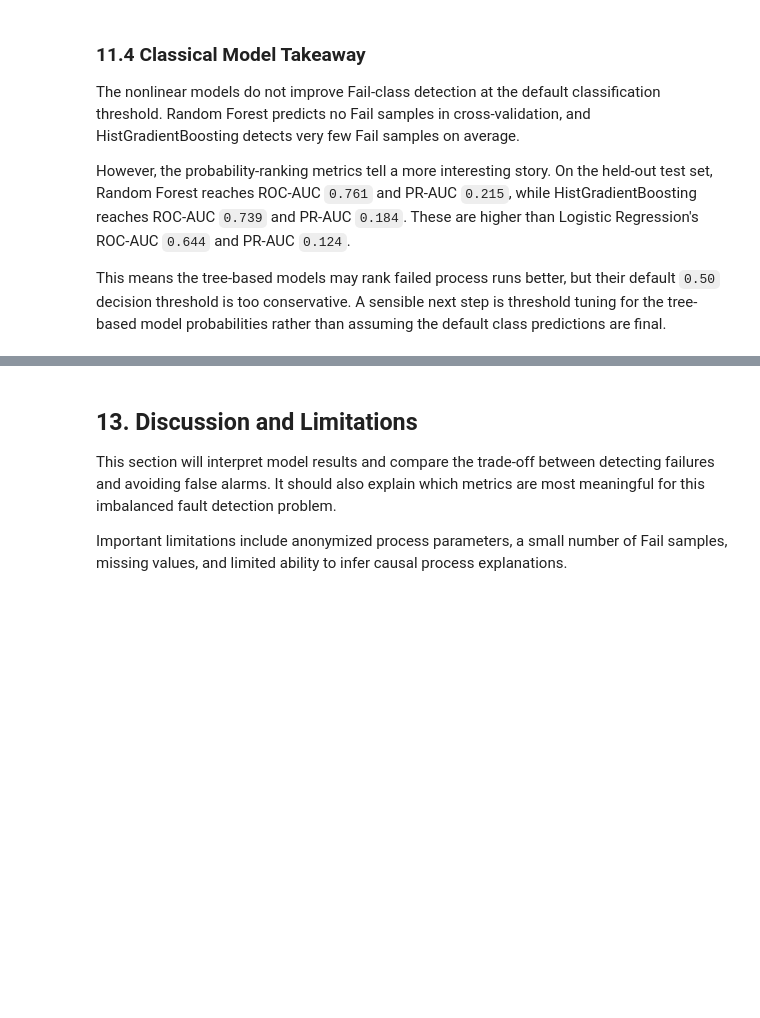
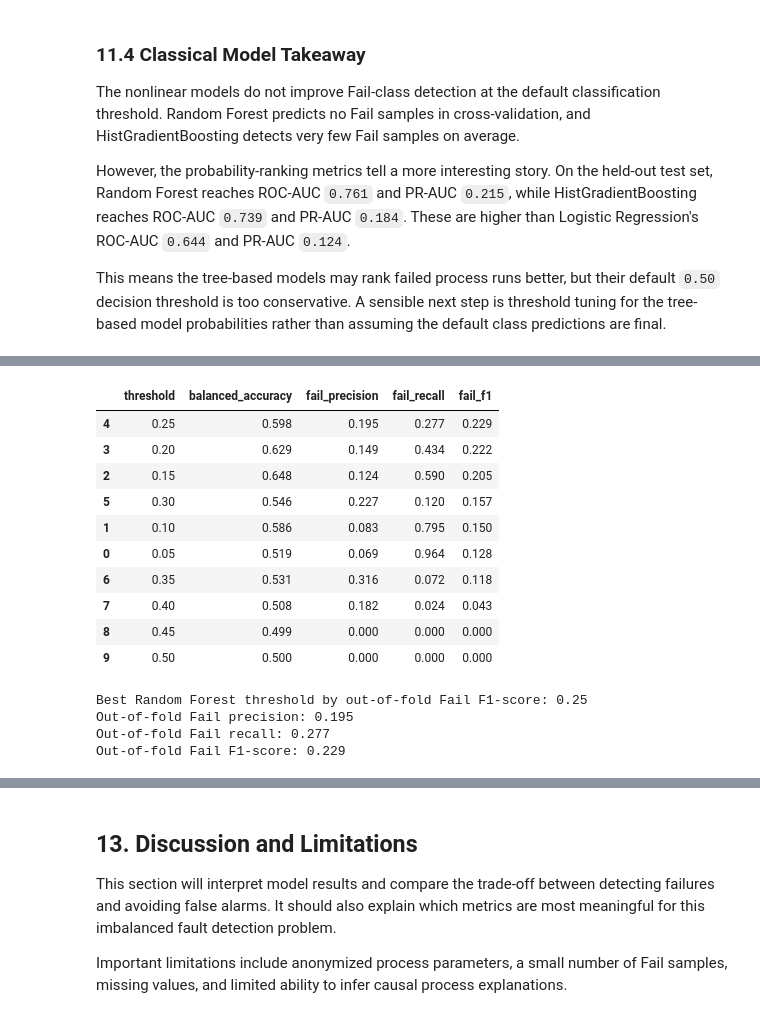
Before and after one commit to Spalding13/secom-fault-detection, a Jupyter notebook: notebooks/01_secom_fault_detection.ipynb, the cells around one changed output, grey strips where cells are left out. Drawn from its saved outputs; the diff is of its cells as text; code cells hidden in the pictures; blank space fills up the shorter version.

```diff
--- a/notebooks/01_secom_fault_detection.ipynb
+++ b/notebooks/01_secom_fault_detection.ipynb
@@ -1114,0 +1101,42 @@ If PCA is used, it must be placed inside a Pipeline after imputation and scaling
+# %%
+rf_oof_fail_proba = get_oof_fail_probabilities(
+    random_forest_pipeline,
+    X_train,
+    y_train,
+    cv
+)
+
+rf_threshold_results = evaluate_thresholds(y_train, rf_oof_fail_proba, thresholds)
+
+rf_threshold_results[[
+    "threshold",
+    "balanced_accuracy",
+    "fail_precision",
+    "fail_recall",
+    "fail_f1",
+]].sort_values("fail_f1", ascending=False).head(10).round(3)
+# %% [output]
+|  | threshold | balanced_accuracy | fail_precision | fail_recall | fail_f1 |
+| 4 | 0.25 | 0.598 | 0.195 | 0.277 | 0.229 |
+| 3 | 0.20 | 0.629 | 0.149 | 0.434 | 0.222 |
+| 2 | 0.15 | 0.648 | 0.124 | 0.590 | 0.205 |
+| 5 | 0.30 | 0.546 | 0.227 | 0.120 | 0.157 |
+| 1 | 0.10 | 0.586 | 0.083 | 0.795 | 0.150 |
+| 0 | 0.05 | 0.519 | 0.069 | 0.964 | 0.128 |
+| 6 | 0.35 | 0.531 | 0.316 | 0.072 | 0.118 |
+| 7 | 0.40 | 0.508 | 0.182 | 0.024 | 0.043 |
+| 8 | 0.45 | 0.499 | 0.000 | 0.000 | 0.000 |
+| 9 | 0.50 | 0.500 | 0.000 | 0.000 | 0.000 |
+# %%
+rf_best_threshold_row = select_best_threshold(rf_threshold_results)
+rf_best_threshold = rf_best_threshold_row["threshold"]
+
+print(f"Best Random Forest threshold by out-of-fold Fail F1-score: {rf_best_threshold:.2f}")
+print(f"Out-of-fold Fail precision: {rf_best_threshold_row['fail_precision']:.3f}")
+print(f"Out-of-fold Fail recall: {rf_best_threshold_row['fail_recall']:.3f}")
+print(f"Out-of-fold Fail F1-score: {rf_best_threshold_row['fail_f1']:.3f}")
+# %% [output]
+Best Random Forest threshold by out-of-fold Fail F1-score: 0.25
+Out-of-fold Fail precision: 0.195
+Out-of-fold Fail recall: 0.277
+Out-of-fold Fail F1-score: 0.229
```
Also changed, not shown: parts of 20 cells of this notebook, 1 other file.
